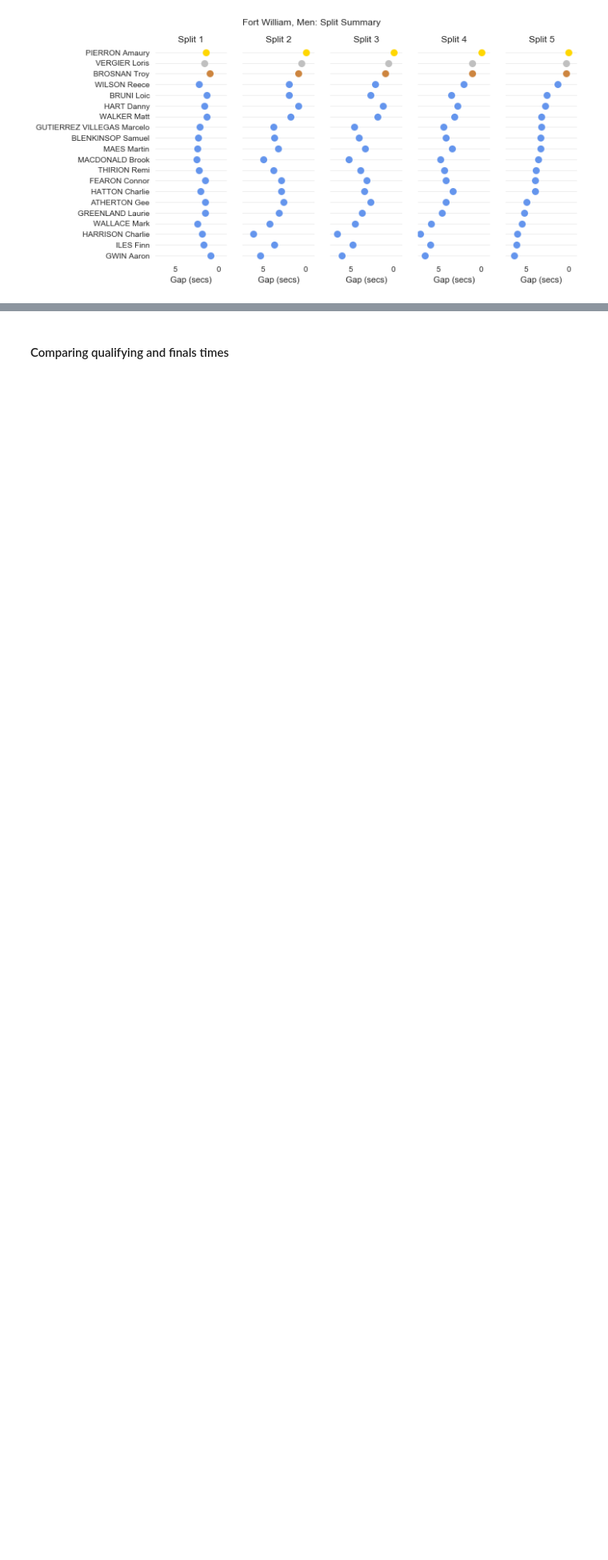
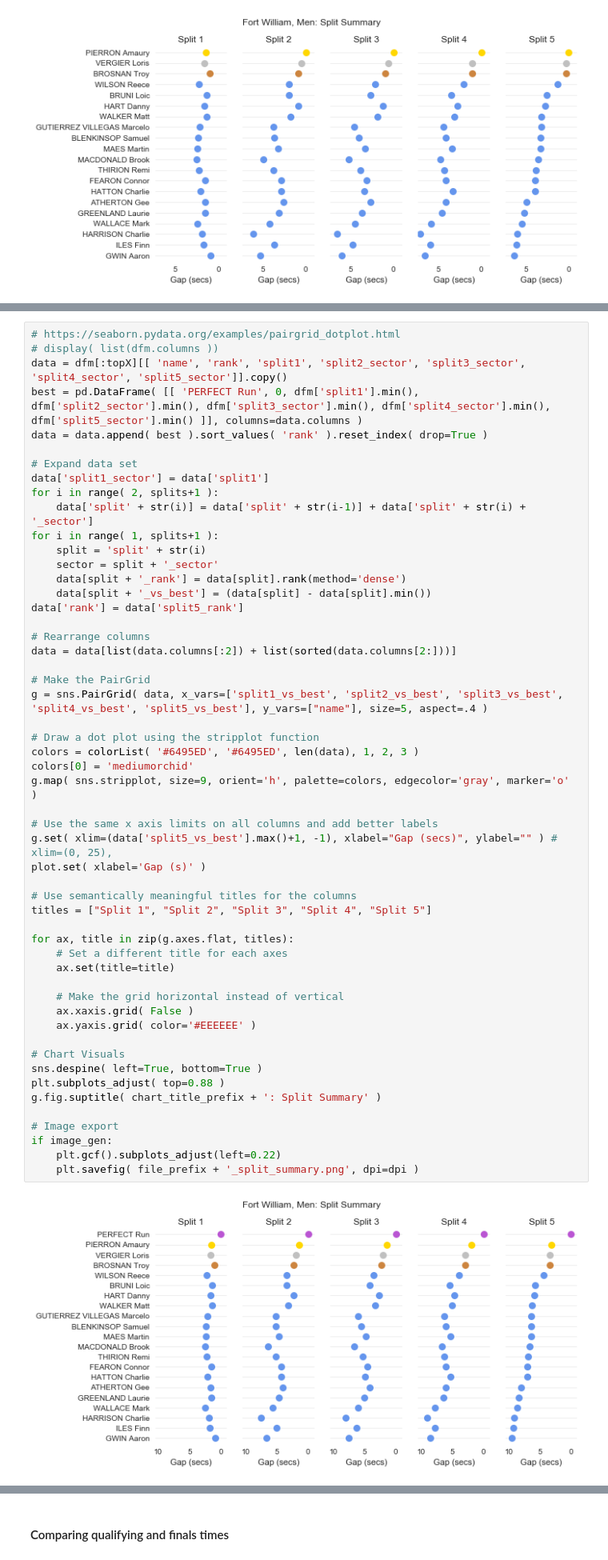
Before and after one commit to domwrap/mtbgeekstats, a Jupyter notebook: 2018/dh_race_analysis.ipynb, the cells around one changed output, grey strips where cells are left out. Shown at 80% size. Drawn from its saved outputs; the diff is of its cells as text; blank space fills up the shorter version.

Commit message:
Split summary vs Perfect Run

```diff
--- a/2018/dh_race_analysis.ipynb
+++ b/2018/dh_race_analysis.ipynb
@@ -704,0 +720,55 @@ if image_gen:
+# %%
+# https://seaborn.pydata.org/examples/pairgrid_dotplot.html
+# display( list(dfm.columns ))
+data = dfm[:topX][[ 'name', 'rank', 'split1', 'split2_sector', 'split3_sector', 'split4_sector', 'split5_sector']].copy()
+best = pd.DataFrame( [[ 'PERFECT Run', 0, dfm['split1'].min(), dfm['split2_sector'].min(), dfm['split3_sector'].min(), dfm['split4_sector'].min(), dfm['split5_sector'].min() ]], columns=data.columns )
+data = data.append( best ).sort_values( 'rank' ).reset_index( drop=True )
+
+# Expand data set
+data['split1_sector'] = data['split1']
+for i in range( 2, splits+1 ):
+    data['split' + str(i)] = data['split' + str(i-1)] + data['split' + str(i) + '_sector']
+for i in range( 1, splits+1 ):
+    split = 'split' + str(i)
+    sector = split + '_sector'
+    data[split + '_rank'] = data[split].rank(method='dense')
+    data[split + '_vs_best'] = (data[split] - data[split].min())
+data['rank'] = data['split5_rank']
+
+# Rearrange columns
+data = data[list(data.columns[:2]) + list(sorted(data.columns[2:]))]
+
+# Make the PairGrid
+g = sns.PairGrid( data, x_vars=['split1_vs_best', 'split2_vs_best', 'split3_vs_best', 'split4_vs_best', 'split5_vs_best'], y_vars=["name"], size=5, aspect=.4 )
+
+# Draw a dot plot using the stripplot function
+colors = colorList( '#6495ED', '#6495ED', len(data), 1, 2, 3 )
+colors[0] = 'mediumorchid'
+g.map( sns.stripplot, size=9, orient='h', palette=colors, edgecolor='gray', marker='o' )
+
+# Use the same x axis limits on all columns and add better labels
+g.set( xlim=(data['split5_vs_best'].max()+1, -1), xlabel="Gap (secs)", ylabel="" ) # xlim=(0, 25),
+plot.set( xlabel='Gap (s)' )
+
+# Use semantically meaningful titles for the columns
+titles = ["Split 1", "Split 2", "Split 3", "Split 4", "Split 5"]
+
+for ax, title in zip(g.axes.flat, titles):
+    # Set a different title for each axes
+    ax.set(title=title)
+
+    # Make the grid horizontal instead of vertical
+    ax.xaxis.grid( False )
+    ax.yaxis.grid( color='#EEEEEE' )
+
+# Chart Visuals
+sns.despine( left=True, bottom=True )
+plt.subplots_adjust( top=0.88 )
+g.fig.suptitle( chart_title_prefix + ': Split Summary' )
+
+# Image export
+if image_gen:
+    plt.gcf().subplots_adjust(left=0.22)
+    plt.savefig( file_prefix + '_split_summary.png', dpi=dpi )
+# %% [output]
+[figure, added]
```
Also changed, not shown: parts of 16 cells of this notebook, 3 other files.
